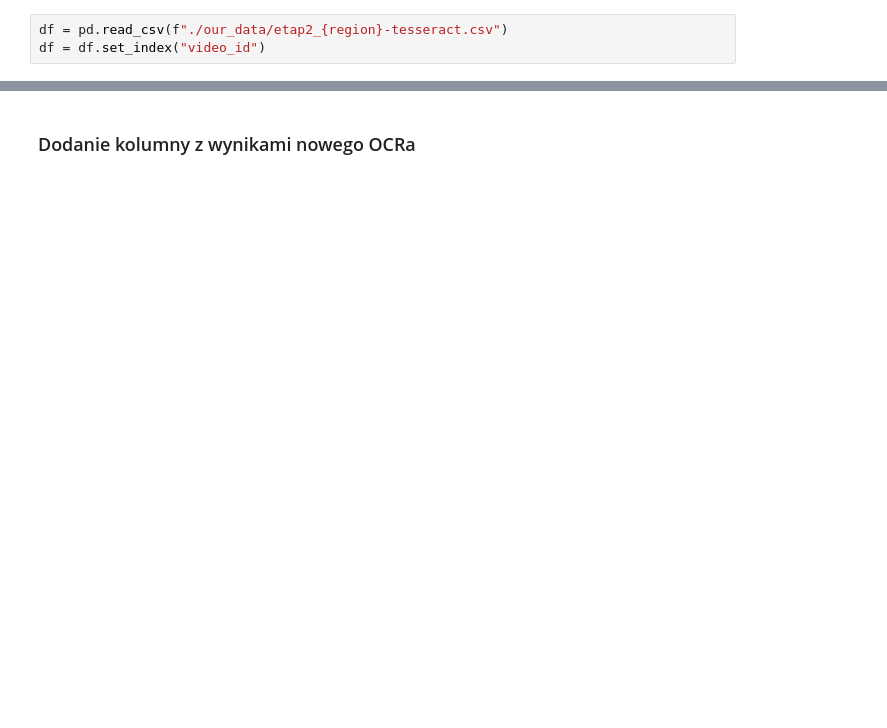
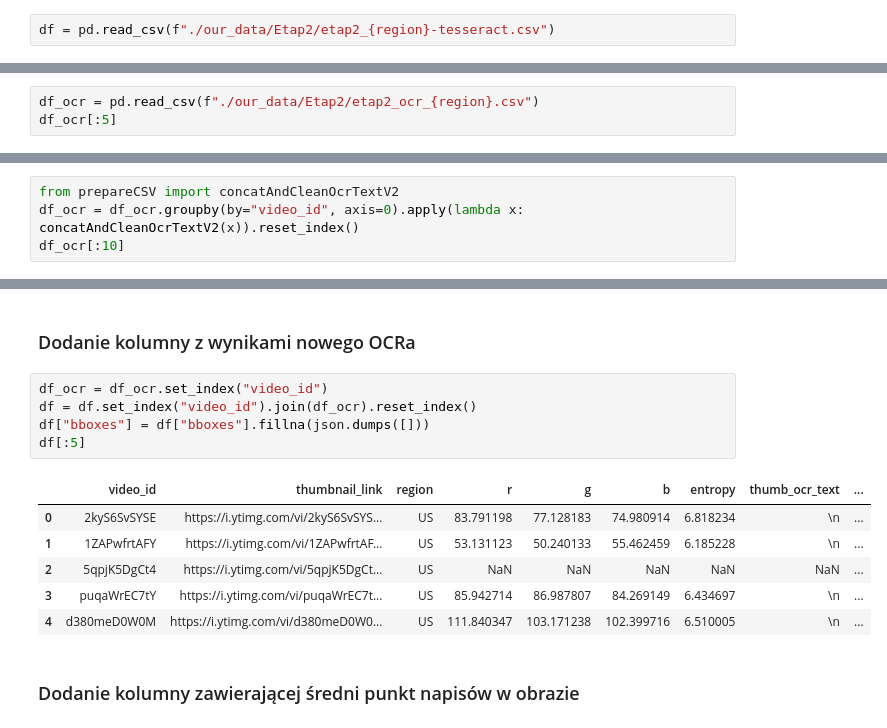
Before and after one commit to AdamKlejda/PED_YT, a Jupyter notebook: Etap2LiLatee_GB.ipynb, the cells around one changed output, grey strips where cells are left out. Saved outputs shown, nothing was run; the diff lists cells and outputs as text; blank space fills up the shorter version.

```diff
--- a/Etap2LiLatee_GB.ipynb
+++ b/Etap2LiLatee_GB.ipynb
@@ -164,6 +151,5 @@ Wall time: 11min
 # %%
-df = pd.read_csv(f"./our_data/etap2_{region}-tesseract.csv")
-df = df.set_index("video_id")
+df = pd.read_csv(f"./our_data/Etap2/etap2_{region}-tesseract.csv")
 # %%
 ocr_videos = df.loc[df.clean_thumb_ocr_text != '',:][["video_id","thumb_ocr_text","clean_thumb_ocr_text"]]
 ocr_videos.shape
@@ -269,0 +290,3 @@ loading pretrained model from deep-text-recognition-benchmark/TPS-ResNet-BiLSTM-
+# %%
+df_ocr = pd.read_csv(f"./our_data/Etap2/etap2_ocr_{region}.csv")
+df_ocr[:5]
@@ -269,0 +300,4 @@ loading pretrained model from deep-text-recognition-benchmark/TPS-ResNet-BiLSTM-
+# %%
+from prepareCSV import concatAndCleanOcrTextV2
+df_ocr = df_ocr.groupby(by="video_id", axis=0).apply(lambda x: concatAndCleanOcrTextV2(x)).reset_index()
+df_ocr[:10]
@@ -270,2 +317,16 @@ loading pretrained model from deep-text-recognition-benchmark/TPS-ResNet-BiLSTM-
 # %% [markdown]
 ### Dodanie kolumny z wynikami nowego OCRa
+# %%
+df_ocr = df_ocr.set_index("video_id")
+df = df.set_index("video_id").join(df_ocr).reset_index()
+df["bboxes"] = df["bboxes"].fillna(json.dumps([]))
+df[:5]
+# %% [output]
+|  | video_id | thumbnail_link | region | r | g | b | entropy | thumb_ocr_text | ... |
+| 0 | 2kyS6SvSYSE | https://i.ytimg.com/vi/2kyS6SvSYS... | US | 83.791198 | 77.128183 | 74.980914 | 6.818234 | \n | ... |
+| 1 | 1ZAPwfrtAFY | https://i.ytimg.com/vi/1ZAPwfrtAF... | US | 53.131123 | 50.240133 | 55.462459 | 6.185228 | \n | ... |
+| 2 | 5qpjK5DgCt4 | https://i.ytimg.com/vi/5qpjK5DgCt... | US | NaN | NaN | NaN | NaN | NaN | ... |
+| 3 | puqaWrEC7tY | https://i.ytimg.com/vi/puqaWrEC7t... | US | 85.942714 | 86.987807 | 84.269149 | 6.434697 | \n | ... |
+| 4 | d380meD0W0M | https://i.ytimg.com/vi/d380meD0W0... | US | 111.840347 | 103.171238 | 102.399716 | 6.510005 | \n | ... |
+# %% [markdown]
+### Dodanie kolumny zawierającej średni punkt napisów w obrazie
```
Also changed, not shown: parts of 16 cells of this notebook, 11 other files.
